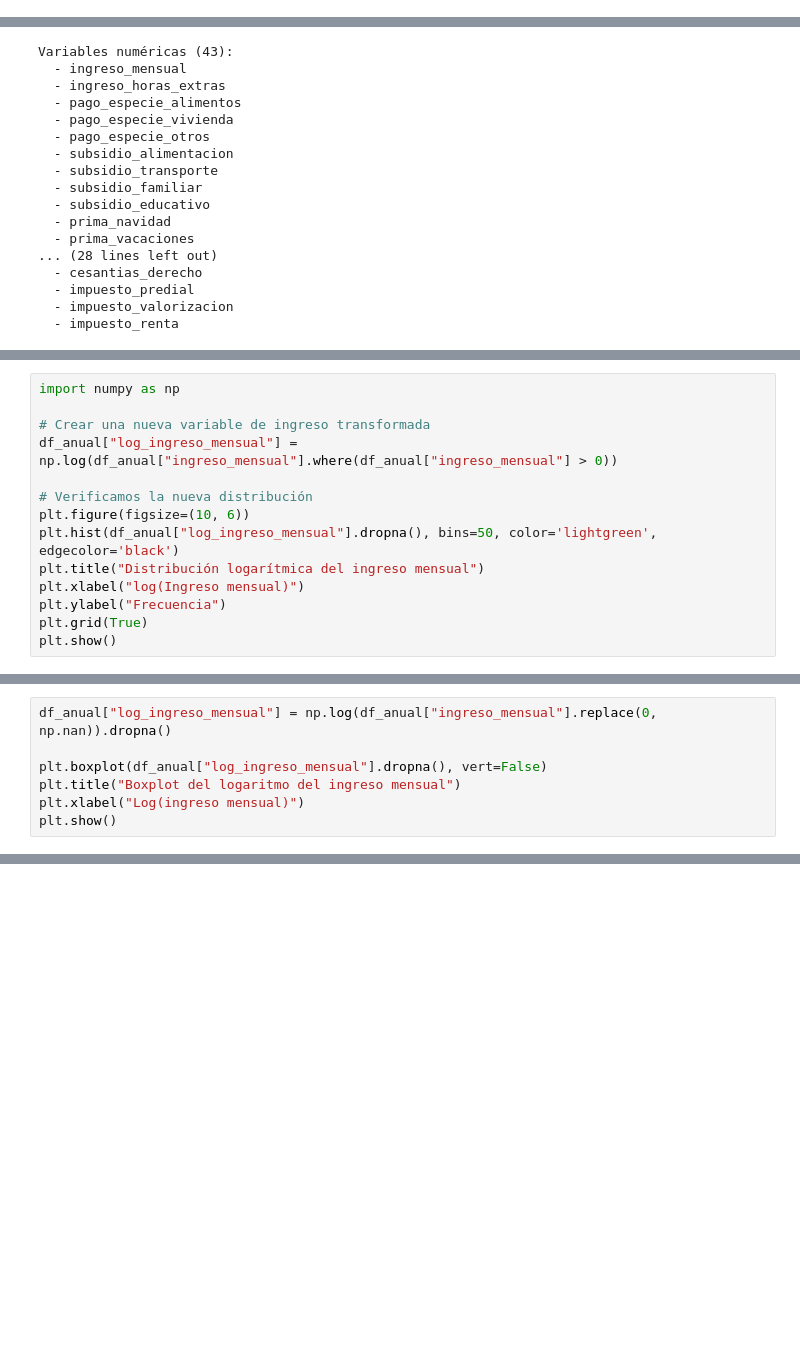
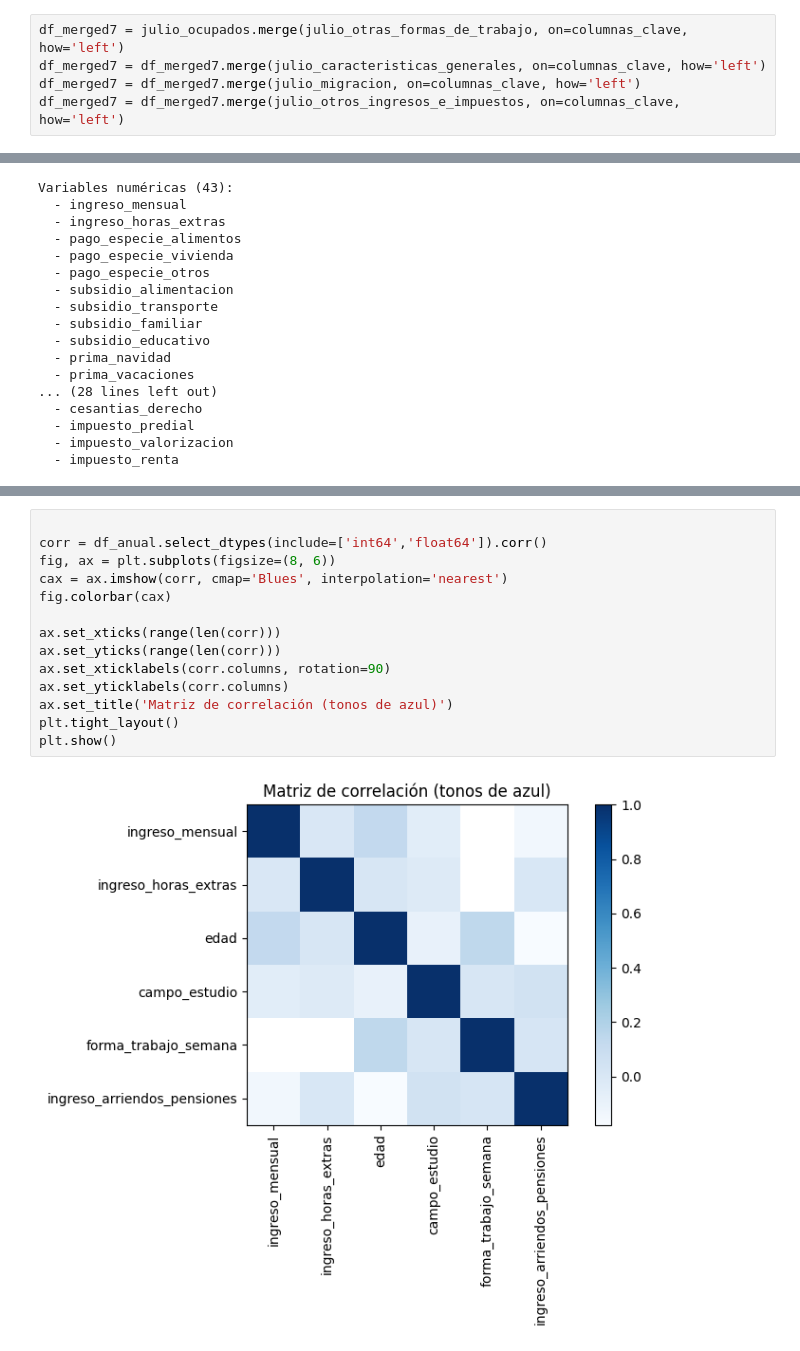
Before and after one commit to Carlos22709/Proyecto_final_analitica, a Jupyter notebook: merges2.ipynb, the cells around one changed output, grey strips where cells are left out. Cells and saved outputs as stored; diff of their text form; blank space fills up the shorter version.

Commit message:
fix variables

```diff
--- a/merges2.ipynb
+++ b/merges2.ipynb
@@ -231,0 +178,5 @@ dtype: int64
+# %%
+df_merged7 = julio_ocupados.merge(julio_otras_formas_de_trabajo, on=columnas_clave, how='left')
+df_merged7 = df_merged7.merge(julio_caracteristicas_generales, on=columnas_clave, how='left')
+df_merged7 = df_merged7.merge(julio_migracion, on=columnas_clave, how='left')
+df_merged7 = df_merged7.merge(julio_otros_ingresos_e_impuestos, on=columnas_clave, how='left')
@@ -689,14 +1089,0 @@ Name: ingreso_mensual, dtype: float64
-# %%
-import numpy as np
-
-# Crear una nueva variable de ingreso transformada
-df_anual["log_ingreso_mensual"] = np.log(df_anual["ingreso_mensual"].where(df_anual["ingreso_mensual"] > 0))
-
-# Verificamos la nueva distribución
-plt.figure(figsize=(10, 6))
-plt.hist(df_anual["log_ingreso_mensual"].dropna(), bins=50, color='lightgreen', edgecolor='black')
-plt.title("Distribución logarítmica del ingreso mensual")
-plt.xlabel("log(Ingreso mensual)")
-plt.ylabel("Frecuencia")
-plt.grid(True)
-plt.show()
@@ -726,7 +1099,0 @@ plt.show()
-# %%
-df_anual["log_ingreso_mensual"] = np.log(df_anual["ingreso_mensual"].replace(0, np.nan)).dropna()
-
-plt.boxplot(df_anual["log_ingreso_mensual"].dropna(), vert=False)
-plt.title("Boxplot del logaritmo del ingreso mensual")
-plt.xlabel("Log(ingreso mensual)")
-plt.show()
@@ -863,0 +1117,16 @@ Se eliminaron 117409 filas que tenían al menos un NaN.
+# %%
+
+corr = df_anual.select_dtypes(include=['int64','float64']).corr()
+fig, ax = plt.subplots(figsize=(8, 6))
+cax = ax.imshow(corr, cmap='Blues', interpolation='nearest')
+fig.colorbar(cax)
+
+ax.set_xticks(range(len(corr)))
+ax.set_yticks(range(len(corr)))
+ax.set_xticklabels(corr.columns, rotation=90)
+ax.set_yticklabels(corr.columns)
+ax.set_title('Matriz de correlación (tonos de azul)')
+plt.tight_layout()
+plt.show()
+# %% [output]
+[figure, added]
```
Also changed, not shown: parts of 70 cells of this notebook.
